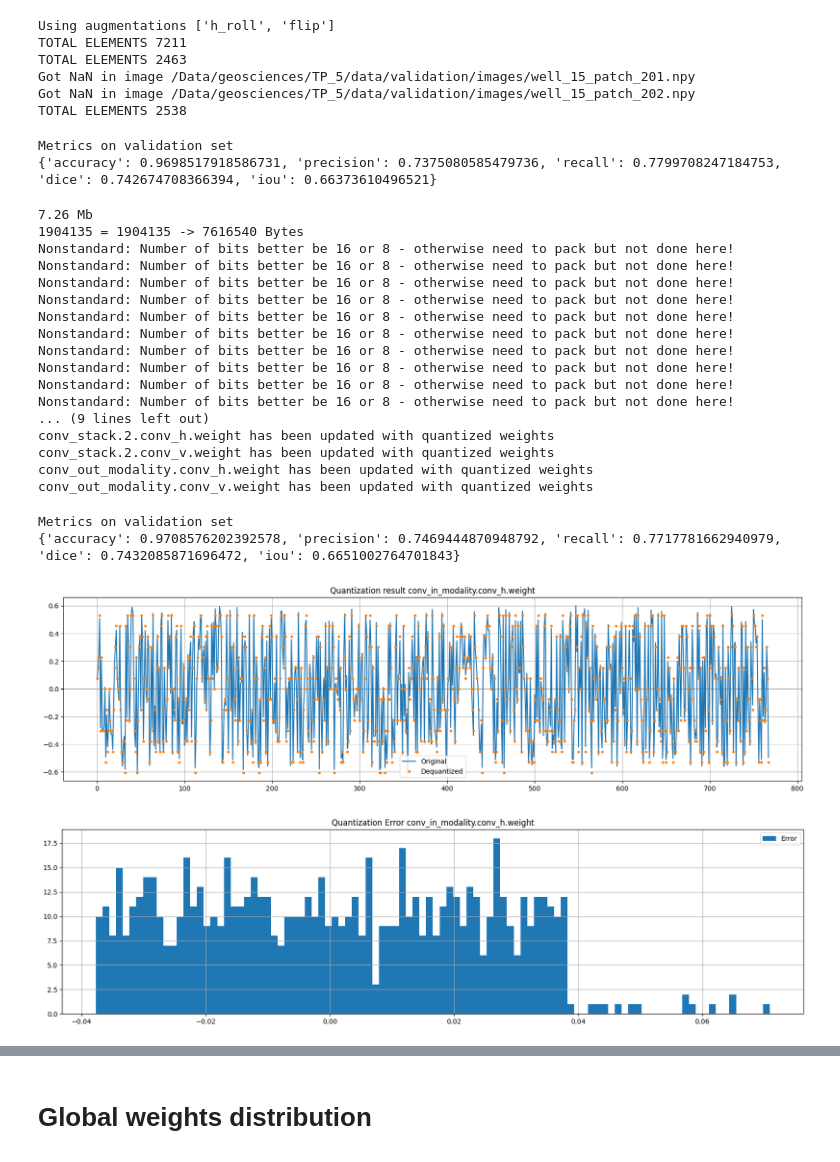
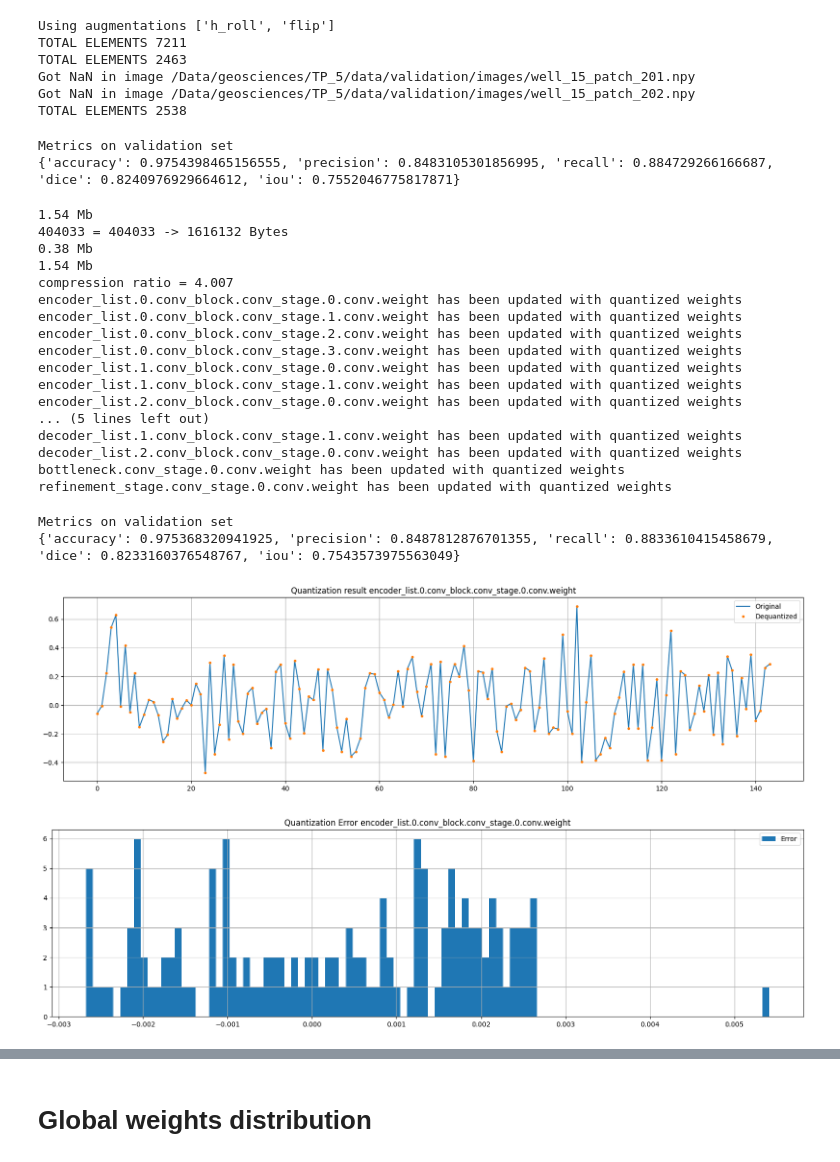
Before and after one commit to balthazarneveu/geosciences, a Jupyter notebook: TP_5/model_quantization.ipynb, the cells around one changed output, grey strips where cells are left out. Drawn from its saved outputs; the diff is of its cells as text; code cells hidden in the pictures.

```diff
--- a/TP_5/model_quantization.ipynb
+++ b/TP_5/model_quantization.ipynb
@@ -25,7 +26,10 @@ from evaluate import evaluate_model, evaluate_test_mode
 # %%
 exp = 201 # Pick up a model to quantize
 exp = 204
-num_bits=4 # If you want to change the number of bits, you need to reload the model
+exp = 403
+exp = 702
+exp = 711
+num_bits=8 # If you want to change the number of bits, you need to reload the model
 # you can use 3 bits , it still works kind of correctly
 model, dl_dict = load_model(exp)
 original_model, _ = load_model(exp, get_data_loaders_flag=False)
@@ -42,7 +46,7 @@ labeled_dict = evaluate_test_mode(original_model, dl_dict, save_path=Path(f'__su
 evaluate_model(original_model, dl_dict)
 # %% [output]
 Metrics on validation set
-{'accuracy': 0.9698517918586731, 'precision': 0.7375080585479736, 'recall': 0.7799708247184753, 'dice': 0.742674708366394, 'iou': 0.66373610496521}
+{'accuracy': 0.9754398465156555, 'precision': 0.8483105301856995, 'recall': 0.884729266166687, 'dice': 0.8240976929664612, 'iou': 0.7552046775817871}
 # %%
 params = torch.cat([p.flatten() for p in model.parameters() if p.requires_grad])
 params = params.detach().cpu().numpy()
@@ -56,50 +60,52 @@ for name, param in model.named_parameters():
         param.data = torch.nn.Parameter(torch.from_numpy(params_dequant[name])).to(device=device)
         print(name, "has been updated with quantized weights")
 # %% [output]
-7.26 Mb
-1904135 = 1904135 -> 7616540 Bytes
-Nonstandard: Number of bits better be 16 or 8 - otherwise need to pack but not done here!
-Nonstandard: Number of bits better be 16 or 8 - otherwise need to pack but not done here!
-Nonstandard: Number of bits better be 16 or 8 - otherwise need to pack but not done here!
-Nonstandard: Number of bits better be 16 or 8 - otherwise need to pack but not done here!
-Nonstandard: Number of bits better be 16 or 8 - otherwise need to pack but not done here!
-Nonstandard: Number of bits better be 16 or 8 - otherwise need to pack but not done here!
-Nonstandard: Number of bits better be 16 or 8 - otherwise need to pack but not done here!
-Nonstandard: Number of bits better be 16 or 8 - otherwise need to pack but not done here!
-Nonstandard: Number of bits better be 16 or 8 - otherwise need to pack but not done here!
-Nonstandard: Number of bits better be 16 or 8 - otherwise need to pack but not done here!
-... (9 lines left out)
-conv_stack.2.conv_h.weight has been updated with quantized weights
-conv_stack.2.conv_v.weight has been updated with quantized weights
-conv_out_modality.conv_h.weight has been updated with quantized weights
-conv_out_modality.conv_v.weight has been updated with quantized weights
+1.54 Mb
+404033 = 404033 -> 1616132 Bytes
+0.38 Mb
+1.54 Mb
+compression ratio = 4.007
+encoder_list.0.conv_block.conv_stage.0.conv.weight has been updated with quantized weights
+encoder_list.0.conv_block.conv_stage.1.conv.weight has been updated with quantized weights
+encoder_list.0.conv_block.conv_stage.2.conv.weight has been updated with quantized weights
+encoder_list.0.conv_block.conv_stage.3.conv.weight has been updated with quantized weights
+encoder_list.1.conv_block.conv_stage.0.conv.weight has been updated with quantized weights
+encoder_list.1.conv_block.conv_stage.1.conv.weight has been updated with quantized weights
+encoder_list.2.conv_block.conv_stage.0.conv.weight has been updated with quantized weights
+... (5 lines left out)
+decoder_list.1.conv_block.conv_stage.1.conv.weight has been updated with quantized weights
+decoder_list.2.conv_block.conv_stage.0.conv.weight has been updated with quantized weights
+bottleneck.conv_stage.0.conv.weight has been updated with quantized weights
+refinement_stage.conv_stage.0.conv.weight has been updated with quantized weights
-# %%
-evaluate_model(model, dl_dict)
-# %% [output]
-Metrics on validation set
-{'accuracy': 0.9708576202392578, 'precision': 0.7469444870948792, 'recall': 0.7717781662940979, 'dice': 0.7432085871696472, 'iou': 0.6651002764701843}
+# %%
+# Quantized model
+evaluate_model(model, dl_dict)
+# %% [output]
+Metrics on validation set
+{'accuracy': 0.975368320941925, 'precision': 0.8487812876701355, 'recall': 0.8833610415458679, 'dice': 0.8233160376548767, 'iou': 0.7543573975563049}
 # %%
 layer_key= "conv_in_modality.conv_h.weight"
+layer_key = list(original_model.named_parameters())[0][0]
 model_params_dict = dict(original_model.named_parameters())
 params_no_qant = model_params_dict[layer_key].flatten().detach().cpu().numpy()
 # Back to the original weights
 
 plt.figure(figsize=(20,5))
 plt.plot(params_no_qant, label="Original")
 plt.plot(params_dequant[layer_key].flatten(), ".", label="Dequantized")
 plt.legend()
 plt.grid()
 plt.title(f"Quantization result {layer_key}")
 plt.show()
 plt.figure(figsize=(20,5))
 plt.hist(params_no_qant-params_dequant[layer_key].flatten(), bins=100, label="Error")
 plt.legend()
 plt.title(f"Quantization Error {layer_key}")
 plt.grid()
 plt.show()
 # %% [output]
-[figure, old version]
+[figure, new version]
-[figure, old version]
+[figure, new version]
 # %%
 img, label = next(iter(dl_dict[VALIDATION]))
 with torch.no_grad():
```
Also changed, not shown: parts of 8 cells of this notebook, 2 other files.
